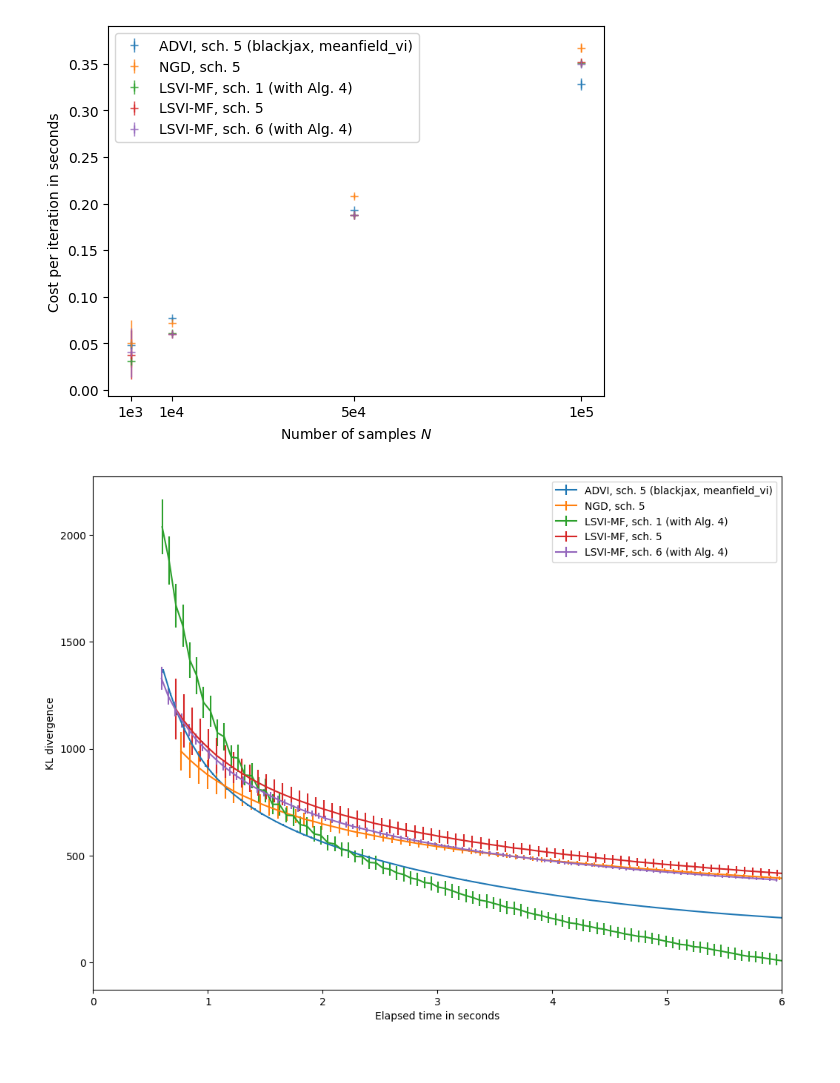
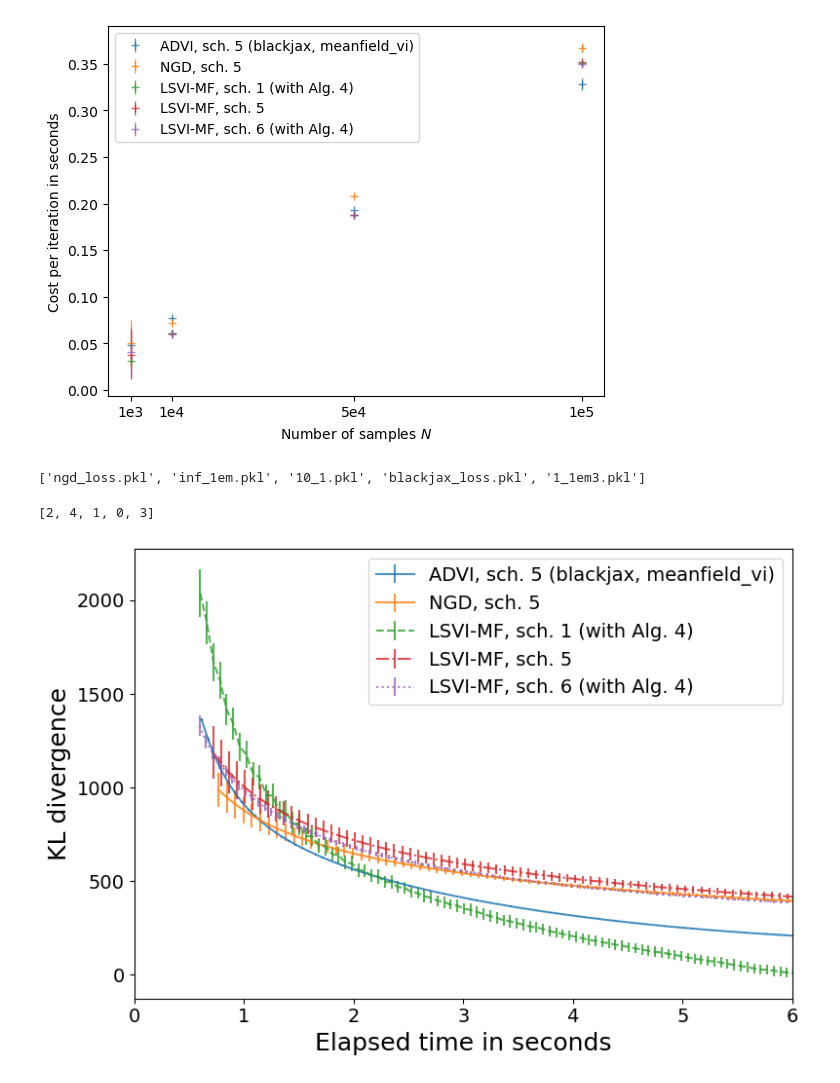
Before and after one commit to ylefay/LSVI, a Jupyter notebook: LSVI/experiments/logisticRegression/mnist/plot_walltime.ipynb, the cells around one changed output. Cells and saved outputs as stored; diff of their text form; code cells hidden in the pictures; blank space fills up the shorter version.

```diff
--- a/LSVI/experiments/logisticRegression/mnist/plot_walltime.ipynb
+++ b/LSVI/experiments/logisticRegression/mnist/plot_walltime.ipynb
@@ -87,20 +87,62 @@ for file in os.listdir("./output_mean_field/losses/"):
     if file.endswith(".pkl"):
         lossesPKLs.append(pickle.load(open("./output_mean_field/losses/" + file, "rb")))
         lossesPKL_titles.append(str(file))
+# %%
+lossesPKL_titles
+# %% [output]
+['ngd_loss.pkl', 'inf_1em.pkl', '10_1.pkl', 'blackjax_loss.pkl', '1_1em3.pkl']
+# %%
+idxs
+# %% [output]
+[2, 4, 1, 0, 3]
 # %%
-labels = ["NGD, sch. 5", "LSVI-MF, sch. 5", "LSVI-MF, sch. 1 (with Alg. 4)", "ADVI, sch. 5 (blackjax, meanfield_vi)", "LSVI-MF, sch. 6 (with Alg. 4)"]
+import matplotlib.pyplot as plt
+import numpy as np
+
+labels = [
+    "NGD, sch. 5",
+    "LSVI-MF, sch. 5",
+    "LSVI-MF, sch. 1 (with Alg. 4)",
+    "ADVI, sch. 5 (blackjax, meanfield_vi)",
+    "LSVI-MF, sch. 6 (with Alg. 4)"
+]
+
 idxs = [3, 0, 2, 1, 4]
 mapping_between_loss_idx_and_time_idx = {4:0, 3:2, 2:3, 1:1, 0:4}
 cost = [cost_data[mapping_between_loss_idx_and_time_idx[i], :].mean(axis=-1)/100 for i in idxs]
+
 start = 10
 end = 101
-fig, ax = plt.subplots(1, 1, sharex=True, figsize=(12, 9), gridspec_kw={'height_ratios': [1]})
-for i in idxs:
-    ax.errorbar(x=np.arange(start, end) *cost[i][1], y=lossesPKLs[i].mean(axis=0)[start:end], yerr=lossesPKLs[i].std(axis=0)[start:end], label=labels[i])
-plt.xlabel("Elapsed time in seconds")
-plt.xlim((0, 6))
-plt.ylabel("KL divergence")
-plt.legend()
+
+fig, ax = plt.subplots(1, 1, figsize=(8, 5.5))  # Match previous figure size
+
+# Optional: consistent color and line style assignments
+# colors = ["black", "green", "blue", "purple", "red"]
+line_styles = ["-", "-", "--", "-.", ":"]
+
+for i, ls in zip(idxs, line_styles):
+    ax.errorbar(
+        x=np.arange(start, end) * cost[i][1],
+        y=lossesPKLs[i].mean(axis=0)[start:end],
+        yerr=lossesPKLs[i].std(axis=0)[start:end],
+        label=labels[i],
+        elinewidth=1.5,
+        linewidth=1.5,
+        linestyle=ls,
+        alpha=0.8
+    )
+
+# Axes labels and limits
+ax.set_xlabel("Elapsed time in seconds", fontsize=18)
+ax.set_ylabel("KL divergence", fontsize=18)
+ax.set_xlim((0, 6))
+
+# Ticks and legend
+ax.tick_params(labelsize=14)
+ax.legend(loc='upper right', fontsize=14)
+
+# Layout and save
+plt.tight_layout()
 plt.savefig("losses_mnist_with_respect_to_time.pdf", dpi=300)
 # %% [output]
-[figure, old version]
+[figure, new version]
```
Also changed, not shown: parts of 1 cell of this notebook, 2 other files.
